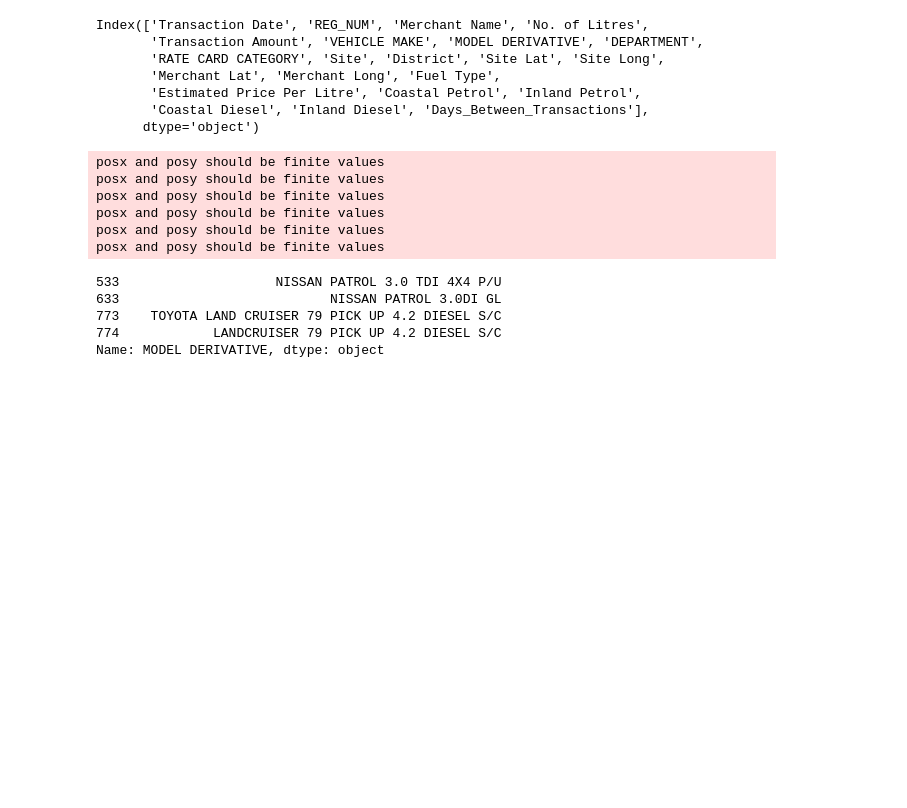
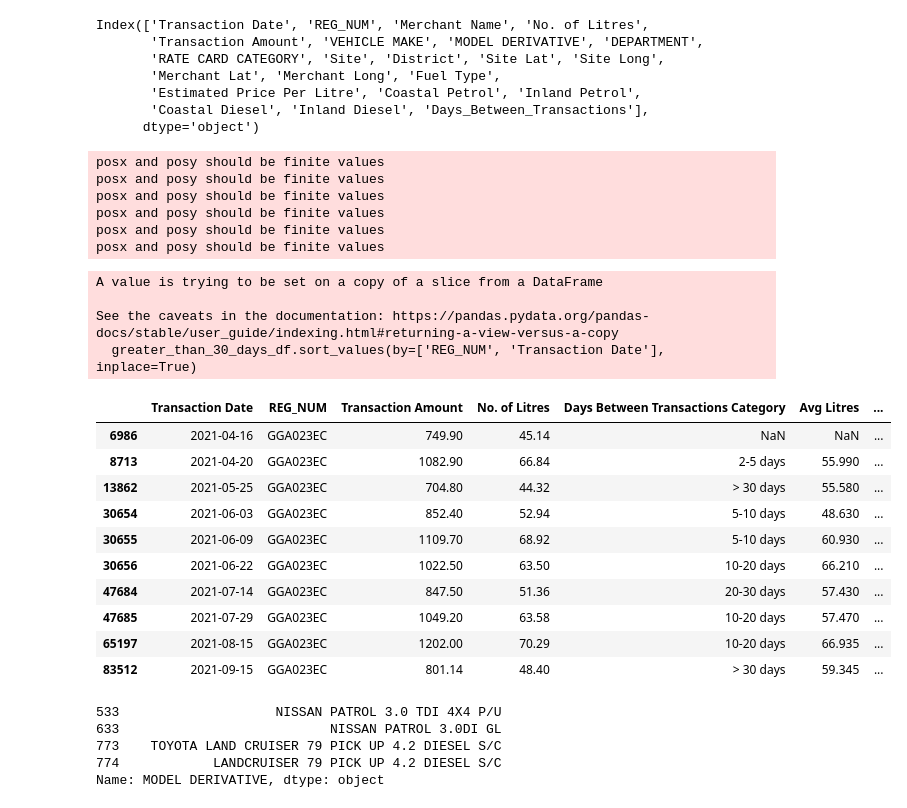
Before and after one commit to Jared-T/masters-dissertation, a Jupyter notebook: notebooks/Final_EDA.ipynb, the cells around one changed output. Cells and saved outputs as stored; diff of their text form; code cells hidden in the pictures; blank space fills up the shorter version.

```diff
--- a/notebooks/Final_EDA.ipynb
+++ b/notebooks/Final_EDA.ipynb
@@ -581,15 +592,15 @@ labels = ['< 2 days', '2-5 days', '5-10 days', '10-20 days', '20-30 days', '> 30
 
 # Create the categorical variable using pd.cut()
 trans_df['Days Between Transactions Category'] = pd.cut(trans_df['Days Between Transactions'], bins=bins, labels=labels)
+
+barplot_side_by_side(trans_df, 'Days Between Transactions Category', 'Transaction Amount', 'No. of Litres',
+                     'Transaction Amount', 'Number of Litres',
+                     '../plots/eda/biplot_numdays.pdf',
+                     25, show_obs_count=True)
+# %% [output]
+posx and posy should be finite values
+posx and posy should be finite values
+posx and posy should be finite values
+posx and posy should be finite values
+posx and posy should be finite values
+posx and posy should be finite values
-# %%
-barplot_side_by_side(trans_df, 'Days Between Transactions Category', 'Transaction Amount', 'No. of Litres',
-                     'Transaction Amount', 'Number of Litres',
-                     '../plots/eda/biplot_numdays.pdf',
-                     25, show_obs_count=True)
-# %% [output]
-posx and posy should be finite values
-posx and posy should be finite values
-posx and posy should be finite values
-posx and posy should be finite values
-posx and posy should be finite values
-posx and posy should be finite values
@@ -596,3 +643,29 @@ posx and posy should be finite values
+# %%
+# Filter the DataFrame to get the rows where 'Days Between Transactions Category' is '> 30 days'
+greater_than_30_days_df = trans_df[trans_df['REG_NUM'] == 'GGA023EC']
+
+# Sort the DataFrame by 'REG_NUM' and 'Transaction Date'
+greater_than_30_days_df.sort_values(by=['REG_NUM', 'Transaction Date'], inplace=True)
+
+# Select the 'Litres Diff' column and display the first 10 values
+greater_than_30_days_df[['Transaction Date', 'REG_NUM', 'Transaction Amount', 'No. of Litres',
+                         'Days Between Transactions Category', 'Avg Litres', 'Litres Diff']].head(10)
+# %% [output]
+A value is trying to be set on a copy of a slice from a DataFrame
+
+See the caveats in the documentation: https://pandas.pydata.org/pandas-docs/stable/user_guide/indexing.html#returning-a-view-versus-a-copy
+  greater_than_30_days_df.sort_values(by=['REG_NUM', 'Transaction Date'], inplace=True)
+|  | Transaction Date | REG_NUM | Transaction Amount | No. of Litres | Days Between Transactions Category | Avg Litres | ... |
+| 6986 | 2021-04-16 | GGA023EC | 749.90 | 45.14 | NaN | NaN | ... |
+| 8713 | 2021-04-20 | GGA023EC | 1082.90 | 66.84 | 2-5 days | 55.990 | ... |
+| 13862 | 2021-05-25 | GGA023EC | 704.80 | 44.32 | > 30 days | 55.580 | ... |
+| 30654 | 2021-06-03 | GGA023EC | 852.40 | 52.94 | 5-10 days | 48.630 | ... |
+| 30655 | 2021-06-09 | GGA023EC | 1109.70 | 68.92 | 5-10 days | 60.930 | ... |
+| 30656 | 2021-06-22 | GGA023EC | 1022.50 | 63.50 | 10-20 days | 66.210 | ... |
+| 47684 | 2021-07-14 | GGA023EC | 847.50 | 51.36 | 20-30 days | 57.430 | ... |
+| 47685 | 2021-07-29 | GGA023EC | 1049.20 | 63.58 | 10-20 days | 57.470 | ... |
+| 65197 | 2021-08-15 | GGA023EC | 1202.00 | 70.29 | 10-20 days | 66.935 | ... |
+| 83512 | 2021-09-15 | GGA023EC | 801.14 | 48.40 | > 30 days | 59.345 | ... |
 # %%
 # Save the filtered dataset to a new CSV file
 trans_df.to_csv(os.path.join("..", "data", "Final for clustering.csv"), index=False)
```
Also changed, not shown: parts of 4 cells of this notebook, 24 other files.
